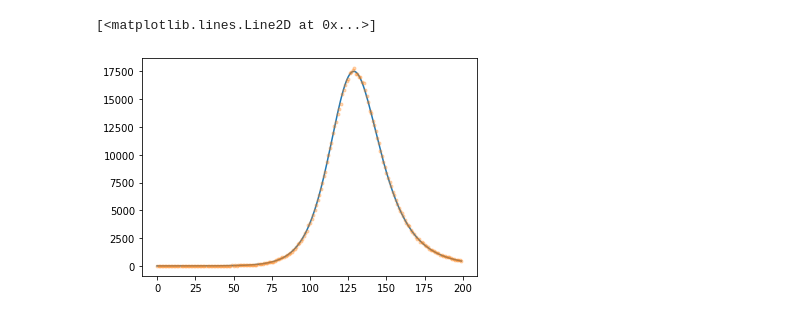
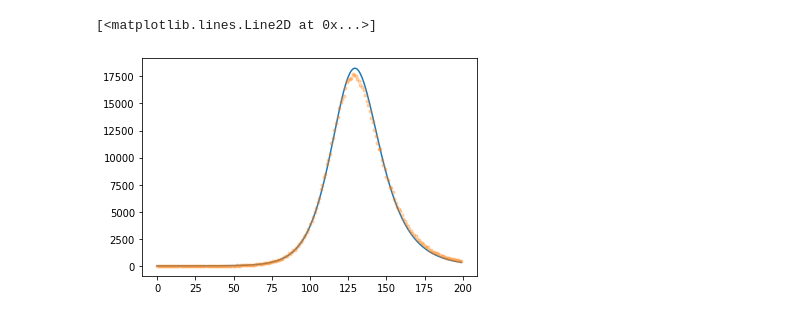
Before and after one commit to williamlaplante/ODEAutodiff, a Jupyter notebook: ode_model.ipynb, the cells around one changed output. Drawn from its saved outputs; the diff is of its cells as text; code cells hidden in the pictures.

```diff
--- a/ode_model.ipynb
+++ b/ode_model.ipynb
@@ -102,8 +104,8 @@ plt.plot(losses[50:])
 # %%
-S, I, R, _ = odeint(func, y0, tspan).T
+S, I, R, _ = odeint(func, y0, tspan, method='euler').T
 pred = func.params[0] * S * I / y0[-1]
 plt.plot(pred.detach())
 plt.plot(data.clone().detach(), '.', alpha=0.3)
 # %% [output]
 [<matplotlib.lines.Line2D at 0x...>]
-[figure, old version]
+[figure, new version]
```
Also changed, not shown: parts of 5 cells of this notebook, 2 other files.
